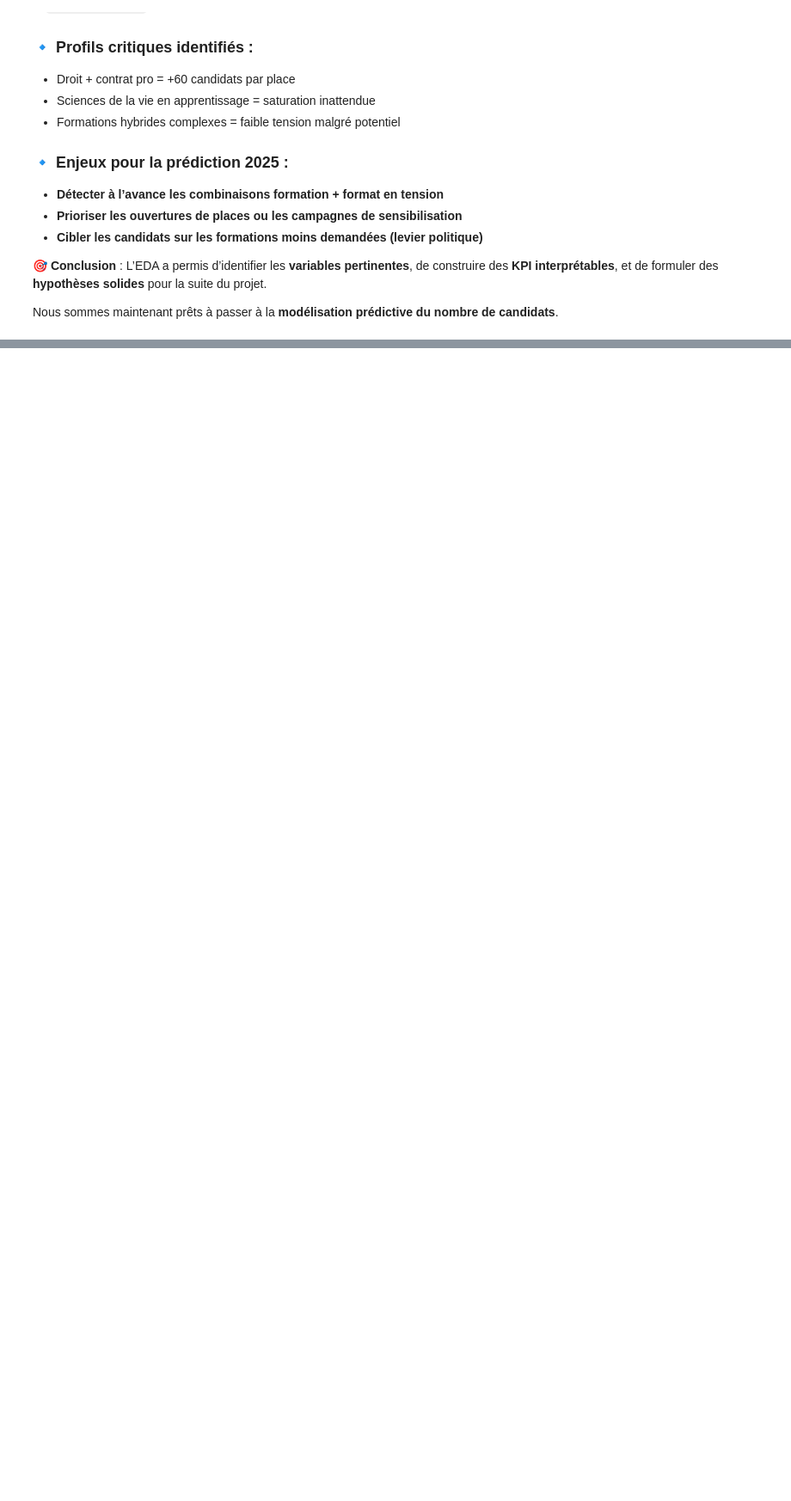
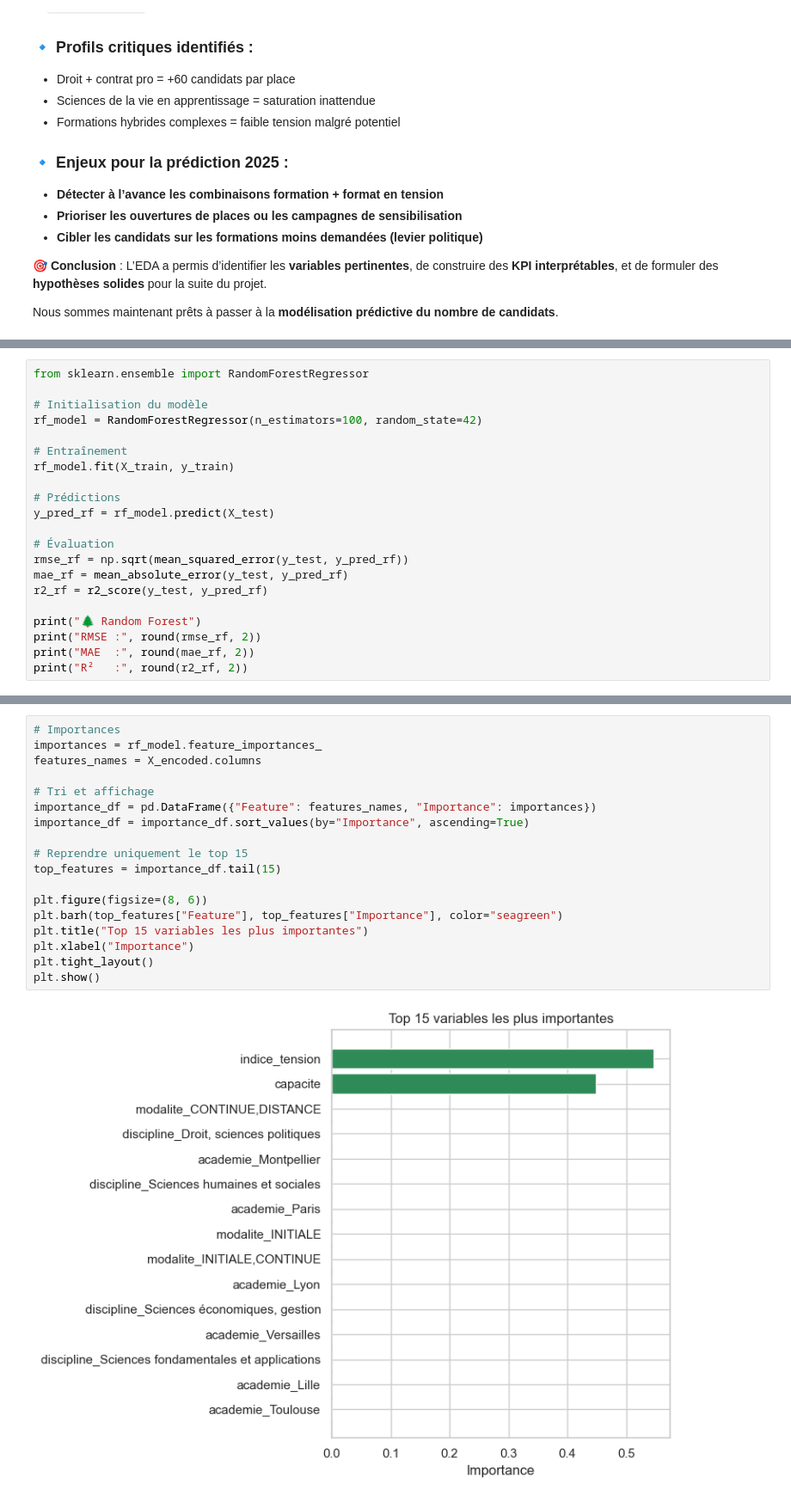
Before and after one commit to layalelzein/MonMaster2024, a Jupyter notebook: monmaster_eda.ipynb, the cells around one changed output, grey strips where cells are left out. Shown at 86% size. Drawn from its saved outputs; the diff is of its cells as text; blank space fills up the shorter version.

Commit message:
rajout de la prediction + conclusion

```diff
--- a/monmaster_eda.ipynb
+++ b/monmaster_eda.ipynb
@@ -473,0 +619,21 @@ Nous sommes maintenant prêts à passer à la **modélisation prédictive du nom
+# %%
+from sklearn.ensemble import RandomForestRegressor
+
+# Initialisation du modèle
+rf_model = RandomForestRegressor(n_estimators=100, random_state=42)
+
+# Entraînement
+rf_model.fit(X_train, y_train)
+
+# Prédictions
+y_pred_rf = rf_model.predict(X_test)
+
+# Évaluation
+rmse_rf = np.sqrt(mean_squared_error(y_test, y_pred_rf))
+mae_rf = mean_absolute_error(y_test, y_pred_rf)
+r2_rf = r2_score(y_test, y_pred_rf)
+
+print("🌲 Random Forest")
+print("RMSE :", round(rmse_rf, 2))
+print("MAE  :", round(mae_rf, 2))
+print("R²   :", round(r2_rf, 2))
@@ -473,0 +723,20 @@ Nous sommes maintenant prêts à passer à la **modélisation prédictive du nom
+# %%
+# Importances
+importances = rf_model.feature_importances_
+features_names = X_encoded.columns
+
+# Tri et affichage
+importance_df = pd.DataFrame({"Feature": features_names, "Importance": importances})
+importance_df = importance_df.sort_values(by="Importance", ascending=True)
+
+# Reprendre uniquement le top 15
+top_features = importance_df.tail(15)
+
+plt.figure(figsize=(8, 6))
+plt.barh(top_features["Feature"], top_features["Importance"], color="seagreen")
+plt.title("Top 15 variables les plus importantes")
+plt.xlabel("Importance")
+plt.tight_layout()
+plt.show()
+# %% [output]
+[figure, added]
```
Also changed, not shown: parts of 28 cells of this notebook.
